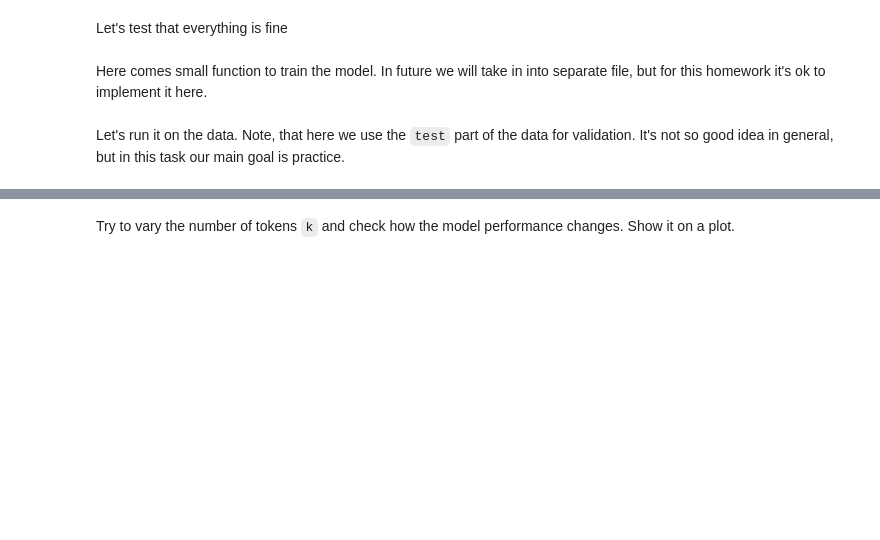
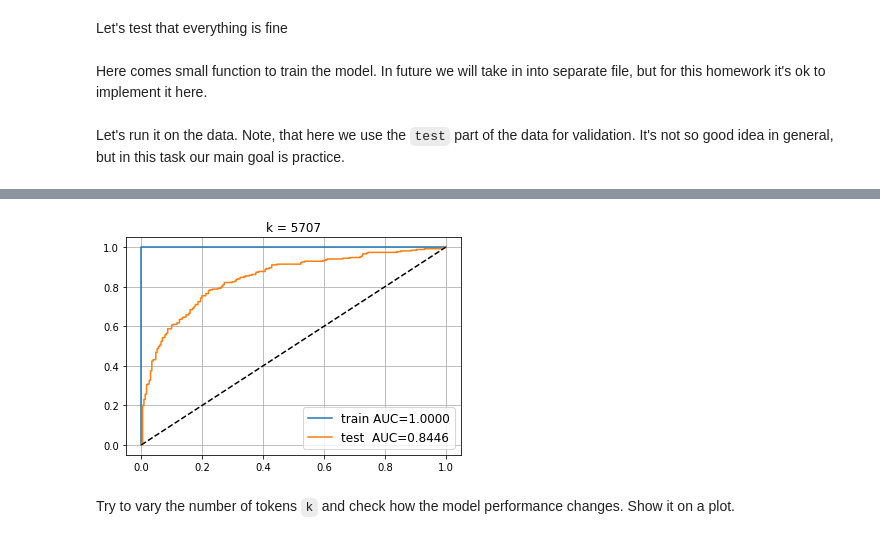
Before and after one commit to alimantu/made_nlp_course, a Jupyter notebook: homeworks/homework01_word_vectors/homework01_texts.ipynb, the cells around one changed output, grey strips where cells are left out. Drawn from its saved outputs; the diff is of its cells as text; code cells hidden in the pictures; blank space fills up the shorter version.

```diff
--- a/homeworks/homework01_word_vectors/homework01_texts.ipynb
+++ b/homeworks/homework01_word_vectors/homework01_texts.ipynb
@@ -371,21 +320,29 @@ train_model(model, opt, lr_scheduler, X_train_bow_torch, y_train_torch, X_test_b
 # %%
 from sklearn.metrics import roc_auc_score, roc_curve
 
 
-def plot_roc_auc(X_train, X_test, y_train, y_test, model):
+def plot_roc_auc(X_train, X_test, y_train, y_test, model, k, ax=None):
+    ax = ax if ax is not None else plt
+
     for name, X, y, model in [
         ('train', X_train, y_train, model),
         ('test ', X_test, y_test, model)
     ]:
         proba = model(X).detach().cpu().numpy()[:, 1]
         auc = roc_auc_score(y, proba)
-        plt.plot(*roc_curve(y, proba)[:2], label='%s AUC=%.4f' % (name, auc))
+        ax.plot(*roc_curve(y, proba)[:2], label='%s AUC=%.4f' % (name, auc))
 
-    plt.plot([0, 1], [0, 1], '--', color='black',)
-    plt.legend(fontsize='large')
-    plt.grid()
+    ax.plot([0, 1], [0, 1], '--', color='black',)
+    ax.legend(fontsize='large')
+    try:
+        ax.title(f"k = {k}")
+    except TypeError:
+        ax.set_title(f"k = {k}")
+    ax.grid()
 
-plot_roc_auc(X_train_bow_torch, X_test_bow_torch, y_train, y_test, model)
+plot_roc_auc(X_train_bow_torch, X_test_bow_torch, y_train, y_test, model, 5707)
+# %% [output]
+[figure, added]
 # %% [markdown]
 Try to vary the number of tokens `k` and check how the model performance changes. Show it on a plot.
 # %%
```
Also changed, not shown: parts of 8 cells of this notebook.
